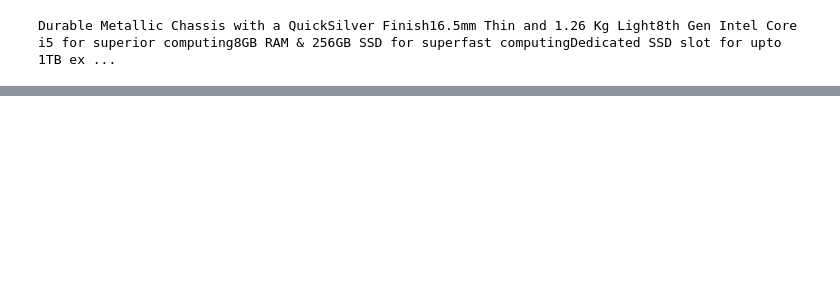
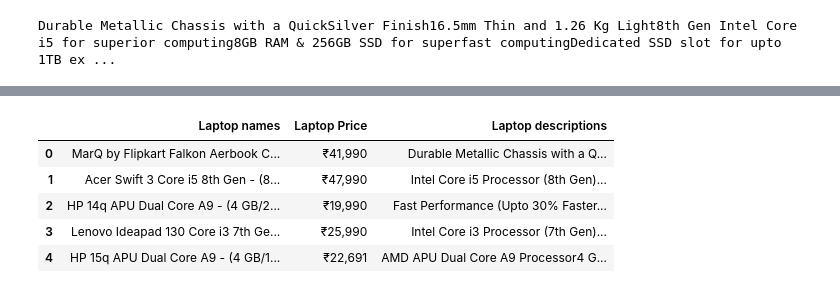
Before and after one commit to waltz2u/web, a Jupyter notebook: Web_Scraping_from_XML,_JSON,_and_HTML.ipynb, the cells around one changed output, grey strips where cells are left out. Drawn from its saved outputs; the diff is of its cells as text; code cells hidden in the pictures; blank space fills up the shorter version.

```diff
--- a/Web_Scraping_from_XML,_JSON,_and_HTML.ipynb
+++ b/Web_Scraping_from_XML,_JSON,_and_HTML.ipynb
@@ -273,3 +269,11 @@ desc = html_tree.xpath("string((//div[@class='_3ULzGw']/ul)[1])")
 print(desc)
 # %% [output]
 Durable Metallic Chassis with a QuickSilver Finish16.5mm Thin and 1.26 Kg Light8th Gen Intel Core i5 for superior computing8GB RAM & 256GB SSD for superfast computingDedicated SSD slot for upto 1TB ex ...
+# %%
+products = html_tree.xpath("//div[@class='_3ULzGw']/ul")
+description = []
+for i in range(1, len(products) + 1):
+  desc = html_tree.xpath("string((//div[@class='_3ULzGw']/ul)[" + str(i) + "])")
+  description.append(desc)
+
+print(description)
@@ -275,0 +294,3 @@ Durable Metallic Chassis with a QuickSilver Finish16.5mm Thin and 1.26 Kg Light8
+# %%
+desc_df = pd.DataFrame(description, columns = ['Laptop descriptions'])
+desc_df.head()
@@ -275,0 +304,10 @@ Durable Metallic Chassis with a QuickSilver Finish16.5mm Thin and 1.26 Kg Light8
+# %%
+full_laptop_price_df = pd.concat([name_df, price_df, desc_df], axis = 1)
+full_laptop_price_df.head()
+# %% [output]
+|  | Laptop names | Laptop Price | Laptop descriptions |
+| 0 | MarQ by Flipkart Falkon Aerbook C... | ₹41,990 | Durable Metallic Chassis with a Q... |
+| 1 | Acer Swift 3 Core i5 8th Gen - (8... | ₹47,990 | Intel Core i5 Processor (8th Gen)... |
+| 2 | HP 14q APU Dual Core A9 - (4 GB/2... | ₹19,990 | Fast Performance (Upto 30% Faster... |
+| 3 | Lenovo Ideapad 130 Core i3 7th Ge... | ₹25,990 | Intel Core i3 Processor (7th Gen)... |
+| 4 | HP 15q APU Dual Core A9 - (4 GB/1... | ₹22,691 | AMD APU Dual Core A9 Processor4 G... |
```
Also changed, not shown: parts of 13 cells of this notebook.
